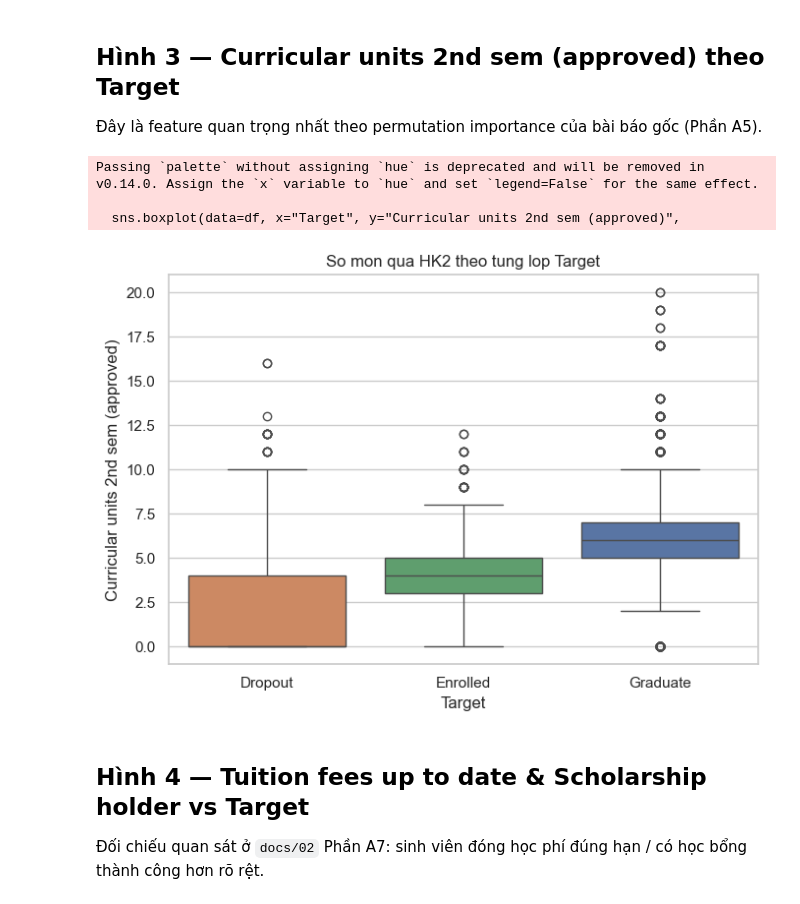
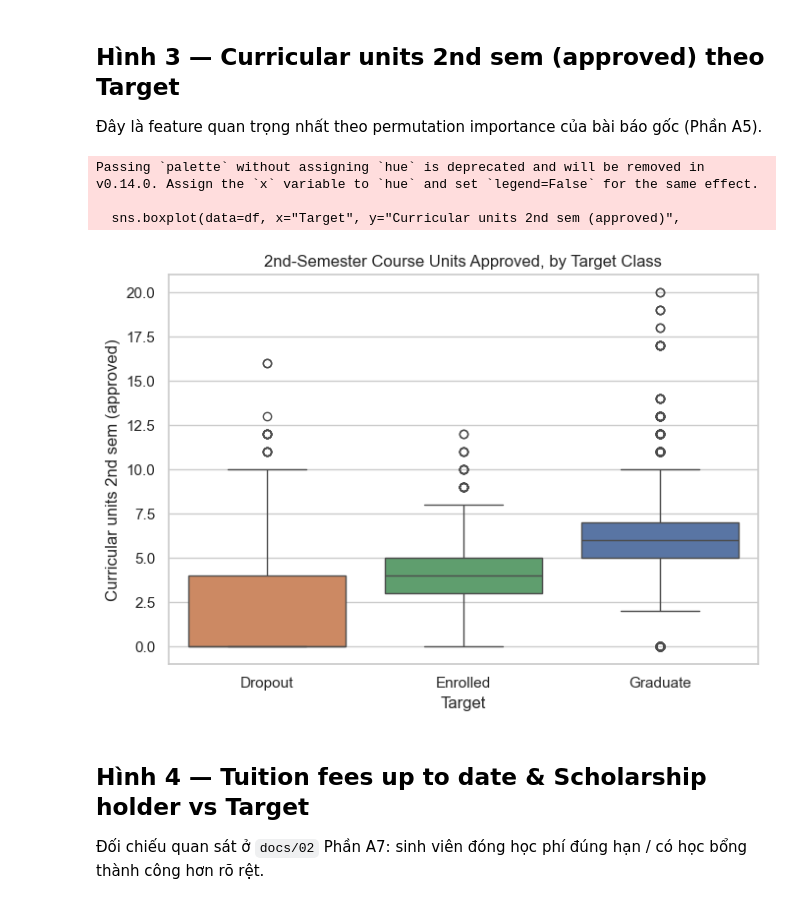
Before and after one commit to thphuc06/Lab2_DecisionTree, a Jupyter notebook: notebooks/01_eda.ipynb, the cells around one changed output. Cells and saved outputs as stored; diff of their text form; code cells hidden in the pictures.

```diff
--- a/notebooks/01_eda.ipynb
+++ b/notebooks/01_eda.ipynb
@@ -152,17 +152,17 @@ pd.DataFrame(pairs, columns=["feature_1", "feature_2", "pearson_r"]).sort_values
 # %%
 fig, ax = plt.subplots(figsize=(7, 5))
 sns.boxplot(data=df, x="Target", y="Curricular units 2nd sem (approved)",
             order=["Dropout", "Enrolled", "Graduate"], ax=ax,
             palette=["#DD8452", "#55A868", "#4C72B0"])
-ax.set_title("So mon qua HK2 theo tung lop Target")
+ax.set_title("2nd-Semester Course Units Approved, by Target Class")
 fig.tight_layout()
 fig.savefig(FIG_DIR / "A_curricular_units_2nd_sem_by_target.png", dpi=150)
 plt.show()
 # %% [output]
 Passing `palette` without assigning `hue` is deprecated and will be removed in v0.14.0. Assign the `x` variable to `hue` and set `legend=False` for the same effect.
 
   sns.boxplot(data=df, x="Target", y="Curricular units 2nd sem (approved)",
-[figure, old version]
+[figure, new version]
 # %% [markdown]
 ## Hình 4 — Tuition fees up to date & Scholarship holder vs Target
 
```
Also changed, not shown: parts of 4 cells of this notebook, 8 other files.
